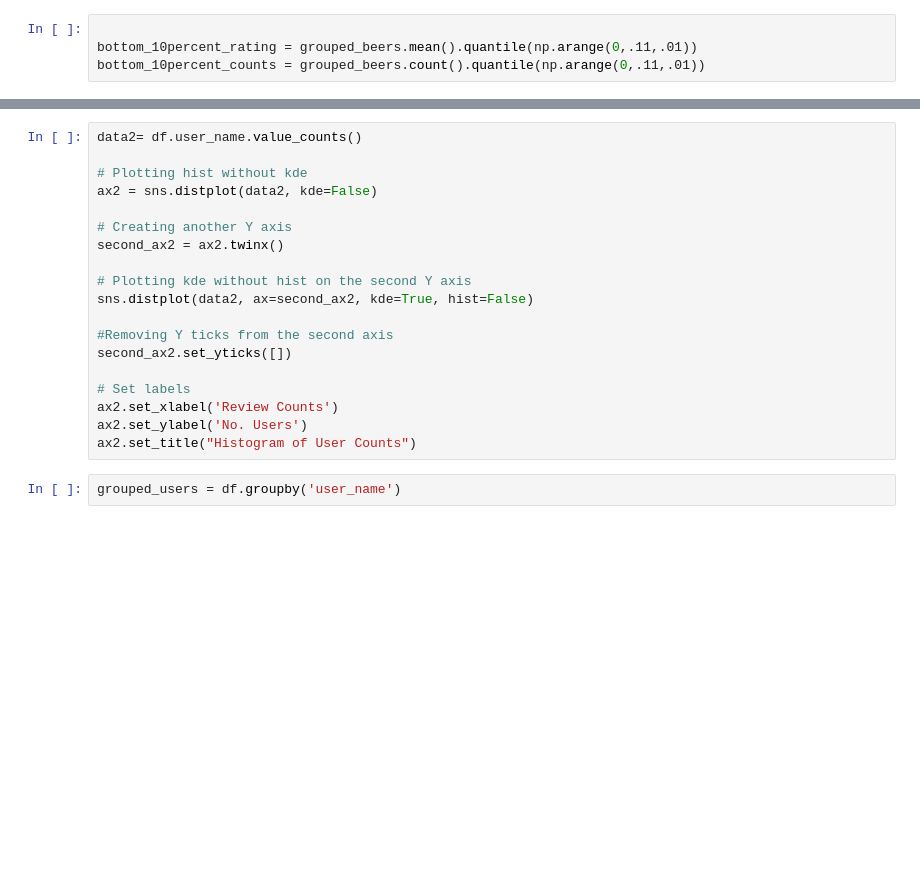
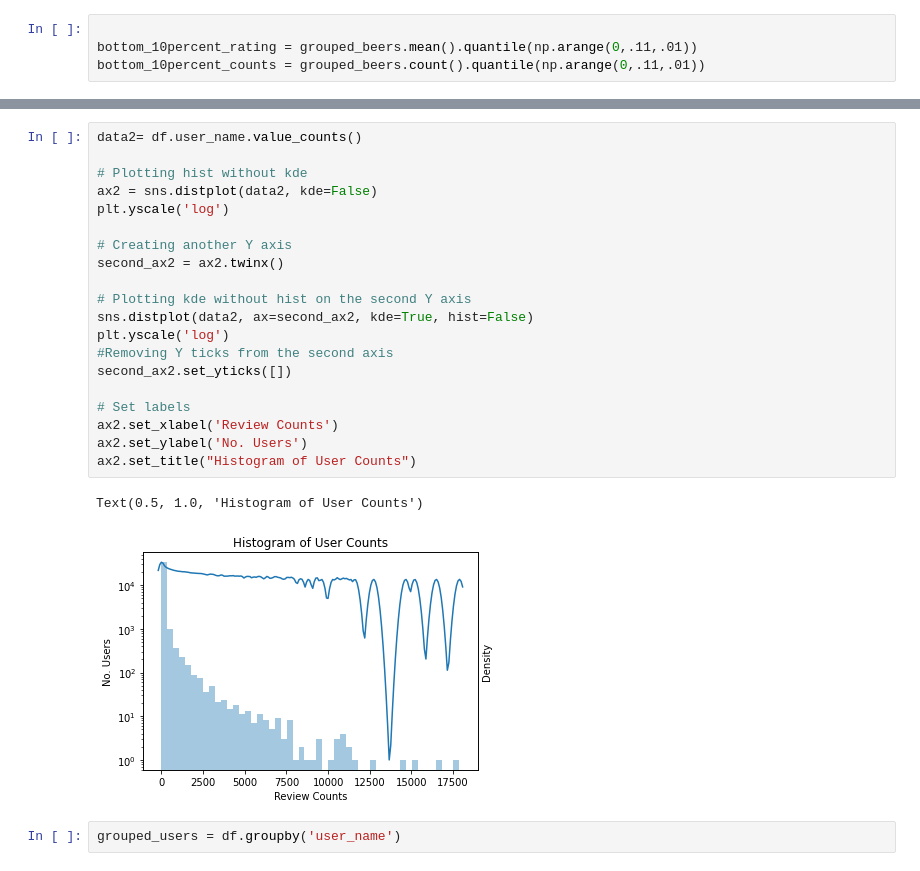
Before and after one commit to jujbates/Beer-Recommendation-System, a Jupyter notebook: notebooks/2.0-jjb-initial-data-exploration.ipynb, the cells around one changed output, grey strips where cells are left out. Drawn from its saved outputs; the diff is of its cells as text; blank space fills up the shorter version.

```diff
--- a/notebooks/2.0-jjb-initial-data-exploration.ipynb
+++ b/notebooks/2.0-jjb-initial-data-exploration.ipynb
@@ -145,22 +400,26 @@ bottom_10percent_counts
 # %%
 data2= df.user_name.value_counts()
 
 # Plotting hist without kde
 ax2 = sns.distplot(data2, kde=False)
+plt.yscale('log')
 
 # Creating another Y axis
 second_ax2 = ax2.twinx()
 
 # Plotting kde without hist on the second Y axis
 sns.distplot(data2, ax=second_ax2, kde=True, hist=False)
-
+plt.yscale('log')
 #Removing Y ticks from the second axis
 second_ax2.set_yticks([])
 
 # Set labels
 ax2.set_xlabel('Review Counts')
 ax2.set_ylabel('No. Users')
 ax2.set_title("Histogram of User Counts")
+# %% [output]
+Text(0.5, 1.0, 'Histogram of User Counts')
+[figure, added]
 # %%
 grouped_users = df.groupby('user_name')
 # %%
```
Also changed, not shown: parts of 67 cells of this notebook, 1 other file.
